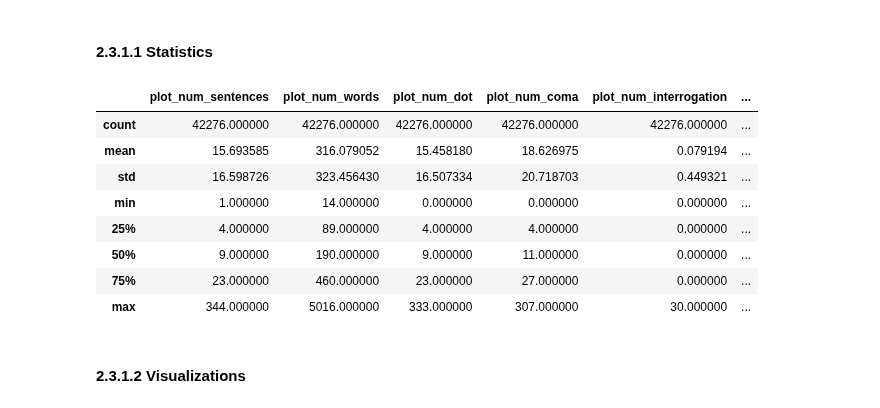
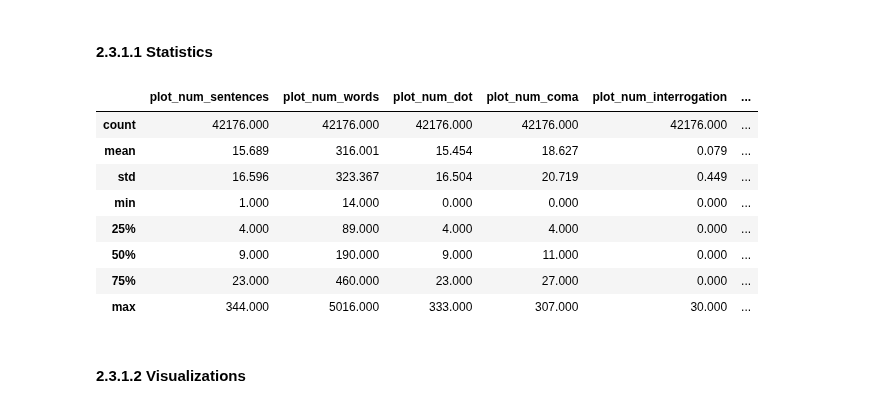
Before and after one commit to salome-baup/ada-2022-project-adaccord, a Jupyter notebook: Milestone2.ipynb, the cells around one changed output. Saved outputs shown, nothing was run; the diff lists cells and outputs as text; code cells hidden in the pictures.

```diff
--- a/Milestone2.ipynb
+++ b/Milestone2.ipynb
@@ -647,5 +641,7 @@ plot_summaries['tokens'] = plot_summaries['tokens'].progress_apply(lambda tokens
 # %% [markdown]
 ### 2.1.7 Integration into movies dataset <a id='2.1.7'></a>
+# %%
+plot_summaries = pd.read_pickle('data/plot_summaries_aug.pkl')
 # %% [markdown]
 The preprocessed plot summaries `plot_summaries` are added to the `movies` dataset according to the Wikipedia movie ID, `WikiMovieID`.
 # %%
@@ -685,5 +676,3 @@ movies.to_pickle('data/movies_aug.pkl')
-# %%
-movies = pd.read_pickle('data/movies_aug.pkl')
 # %% [markdown]
 ## 2.2 Importing Metascore  <a id='2.2'></a>
 # %% [markdown]
@@ -822,0 +781,13 @@ plot_summaries[['plot_num_sentences','plot_num_words','plot_num_dot','plot_num_c
+# %%
+movies['plot_num_sentences'] = movies.sentences.apply( lambda x: len(x))
+movies['plot_num_words'] =  movies.Plot.apply( lambda x: len(RegexpTokenizer(r'\w+').tokenize(x)))
+movies['plot_num_dot'] = movies.words_punc.apply( lambda x: list(x).count('.'))
+movies['plot_num_coma'] = movies.words_punc.apply( lambda x: x.count(','))
+movies['plot_num_interrogation'] = movies.words_punc.apply( lambda x: x.count('?'))
+movies['plot_num_exclamation'] = movies.words_punc.apply( lambda x: x.count('!'))
+movies['plot_num_percentage'] = movies.words_punc.apply( lambda x: x.count('%'))
+movies['plot_num_semicolon'] = movies.words_punc.apply( lambda x: x.count(';'))
+movies['plot_num_colon'] = movies.words_punc.apply( lambda x: x.count(':'))
+
+movies[['plot_num_sentences','plot_num_words','plot_num_dot','plot_num_coma','plot_num_interrogation',\
+        'plot_num_exclamation','plot_num_percentage','plot_num_semicolon','plot_num_colon']].head()
@@ -823,18 +801,19 @@ plot_summaries[['plot_num_sentences','plot_num_words','plot_num_dot','plot_num_c
 # %% [markdown]
 #### 2.3.1.1 Statistics
 # %%
-plot_summaries[['plot_num_sentences','plot_num_words','plot_num_dot','plot_num_coma','plot_num_interrogation',\
-                'plot_num_exclamation','plot_num_percentage','plot_num_semicolon','plot_num_colon']].describe().apply("{0:.3f}".format)
+pd.set_option('display.float_format', lambda x: '%.3f' % x)
+movies[['plot_num_sentences','plot_num_words','plot_num_dot','plot_num_coma','plot_num_interrogation',
+        'plot_num_exclamation','plot_num_percentage','plot_num_semicolon','plot_num_colon']].describe()
 # %% [output]
 |  | plot_num_sentences | plot_num_words | plot_num_dot | plot_num_coma | plot_num_interrogation | ... |
-| count | 42276.000000 | 42276.000000 | 42276.000000 | 42276.000000 | 42276.000000 | ... |
-| mean | 15.693585 | 316.079052 | 15.458180 | 18.626975 | 0.079194 | ... |
-| std | 16.598726 | 323.456430 | 16.507334 | 20.718703 | 0.449321 | ... |
-| min | 1.000000 | 14.000000 | 0.000000 | 0.000000 | 0.000000 | ... |
-| 25% | 4.000000 | 89.000000 | 4.000000 | 4.000000 | 0.000000 | ... |
-| 50% | 9.000000 | 190.000000 | 9.000000 | 11.000000 | 0.000000 | ... |
-| 75% | 23.000000 | 460.000000 | 23.000000 | 27.000000 | 0.000000 | ... |
-| max | 344.000000 | 5016.000000 | 333.000000 | 307.000000 | 30.000000 | ... |
+| count | 42176.000 | 42176.000 | 42176.000 | 42176.000 | 42176.000 | ... |
+| mean | 15.689 | 316.001 | 15.454 | 18.627 | 0.079 | ... |
+| std | 16.596 | 323.367 | 16.504 | 20.719 | 0.449 | ... |
+| min | 1.000 | 14.000 | 0.000 | 0.000 | 0.000 | ... |
+| 25% | 4.000 | 89.000 | 4.000 | 4.000 | 0.000 | ... |
+| 50% | 9.000 | 190.000 | 9.000 | 11.000 | 0.000 | ... |
+| 75% | 23.000 | 460.000 | 23.000 | 27.000 | 0.000 | ... |
+| max | 344.000 | 5016.000 | 333.000 | 307.000 | 30.000 | ... |
 # %% [markdown]
 #### 2.3.1.2 Visualizations
 # %%
```
Also changed, not shown: parts of 99 cells of this notebook.
